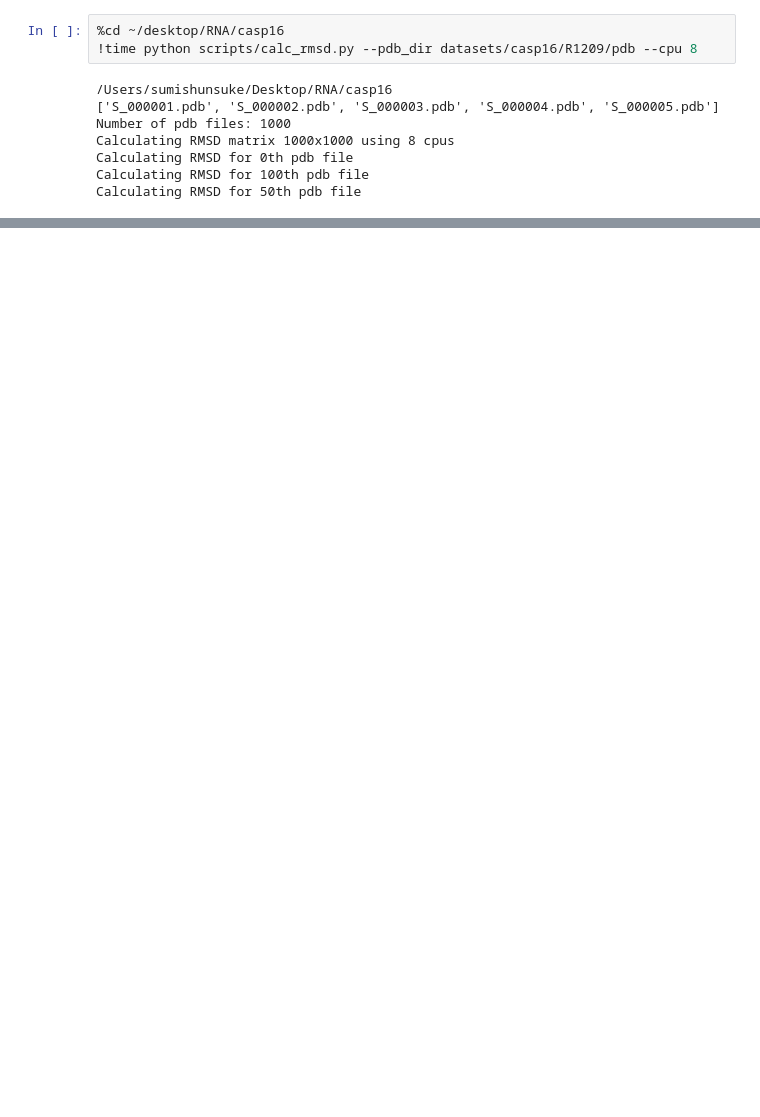
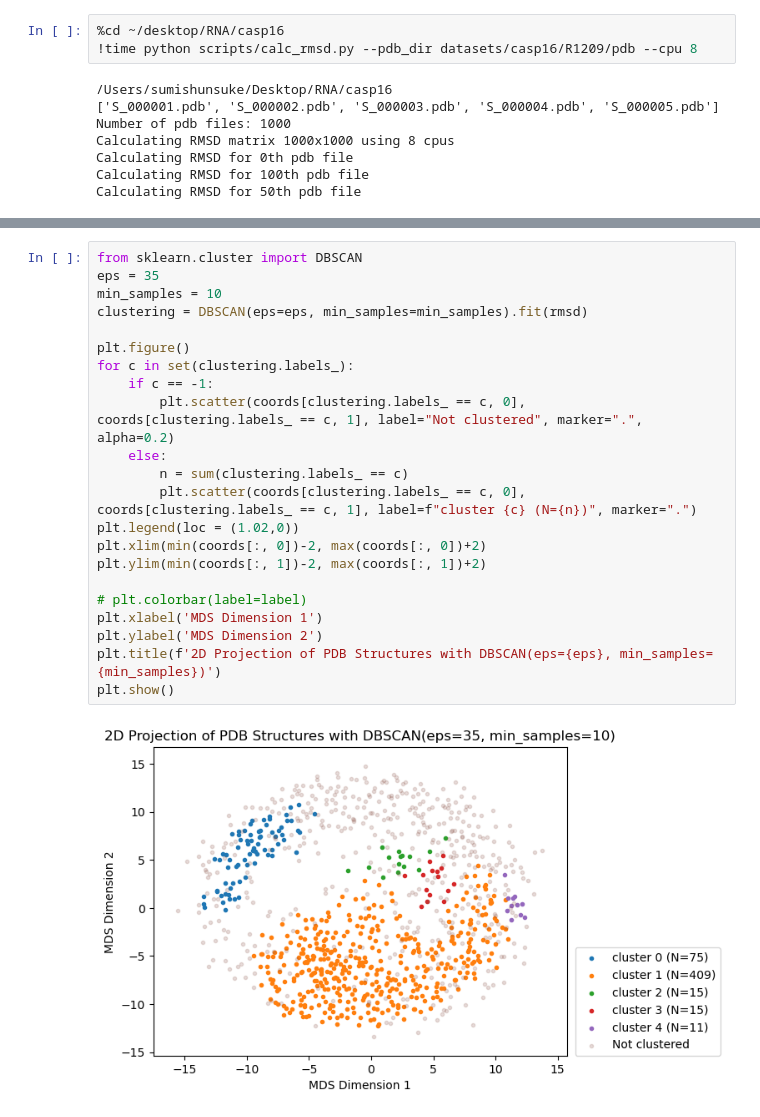
Before and after one commit to Shunsuke-1994/casp16, a Jupyter notebook: notebooks/R1209.ipynb, the cells around one changed output, grey strips where cells are left out. Saved outputs shown, nothing was run; the diff lists cells and outputs as text; blank space fills up the shorter version.

```diff
--- a/notebooks/R1209.ipynb
+++ b/notebooks/R1209.ipynb
@@ -141,0 +131,24 @@ plt.imshow(arr, cmap="viridis")
+# %%
+from sklearn.cluster import DBSCAN
+eps = 35
+min_samples = 10
+clustering = DBSCAN(eps=eps, min_samples=min_samples).fit(rmsd)
+
+plt.figure()
+for c in set(clustering.labels_):
+    if c == -1:
+        plt.scatter(coords[clustering.labels_ == c, 0], coords[clustering.labels_ == c, 1], label="Not clustered", marker=".", alpha=0.2)
+    else:
+        n = sum(clustering.labels_ == c)
+        plt.scatter(coords[clustering.labels_ == c, 0], coords[clustering.labels_ == c, 1], label=f"cluster {c} (N={n})", marker=".")
+plt.legend(loc = (1.02,0))
+plt.xlim(min(coords[:, 0])-2, max(coords[:, 0])+2)
+plt.ylim(min(coords[:, 1])-2, max(coords[:, 1])+2)
+
+# plt.colorbar(label=label)
+plt.xlabel('MDS Dimension 1')
+plt.ylabel('MDS Dimension 2')
+plt.title(f'2D Projection of PDB Structures with DBSCAN(eps={eps}, min_samples={min_samples})')
+plt.show()
+# %% [output]
+[figure, added]
```
Also changed, not shown: parts of 18 cells of this notebook, 1 other file.
